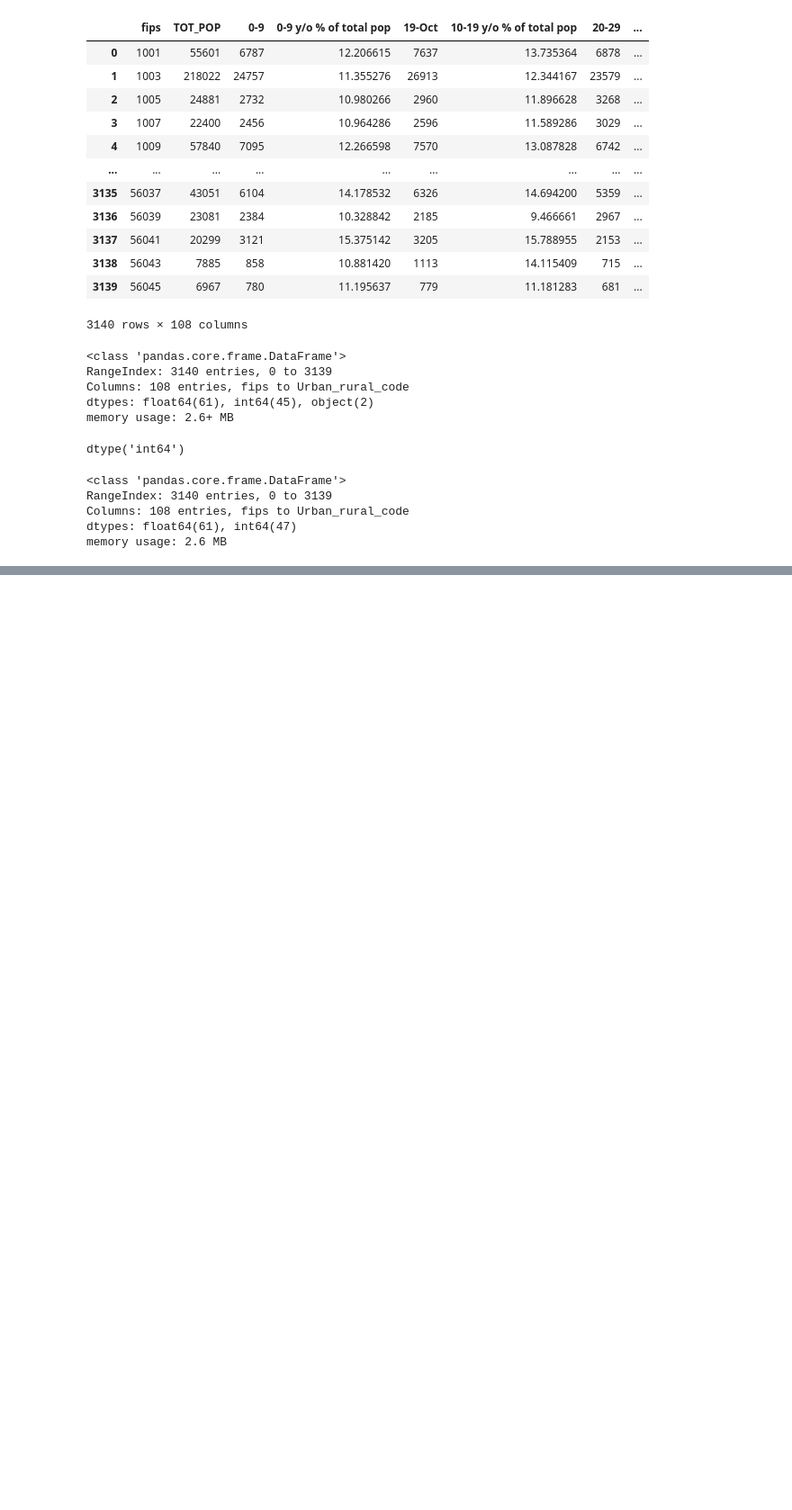
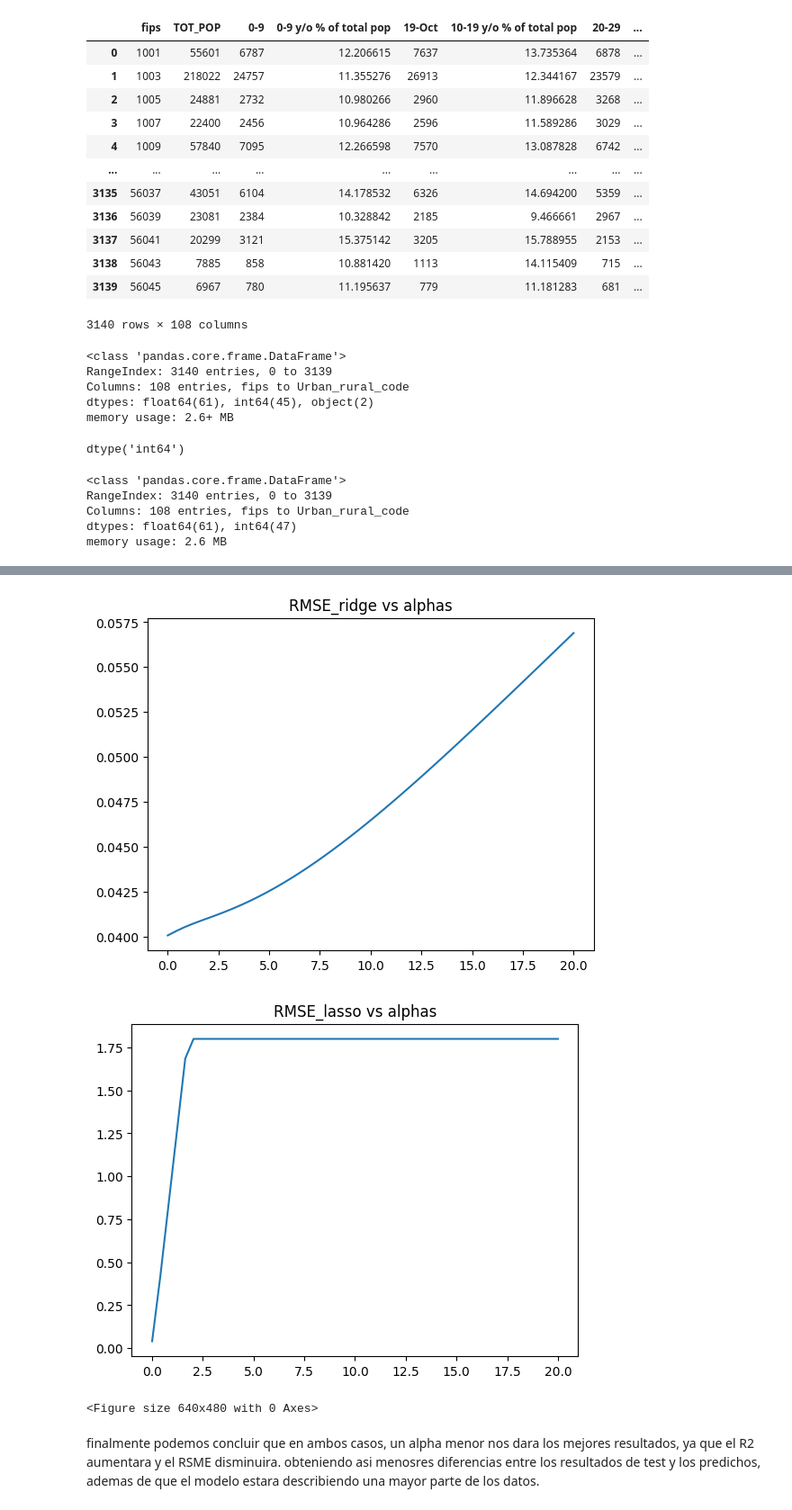
Before and after one commit to RF3814/Regresion_lineal_regularizado_RH, a Jupyter notebook: src/explore.ipynb, the cells around one changed output, grey strips where cells are left out. Shown: that part at 90% size. Cells and saved outputs as stored; diff of their text form; code cells hidden in the pictures; blank space fills up the shorter version.

```diff
--- a/src/explore.ipynb
+++ b/src/explore.ipynb
@@ -63,0 +291,15 @@ X_test_esc=escalador.transform(X_test)
+# %%
+plt.plot(alphas,rmse_ridge)
+plt.title("RMSE_ridge vs alphas")
+plt.show()
+plt.plot(alphas,rmse_lasso)
+plt.title("RMSE_lasso vs alphas")
+plt.show()
+plt.tight_layout()
+# %% [output]
+[figure, added]
+[figure, added]
+<Figure size 640x480 with 0 Axes>
+# %% [markdown]
+finalmente podemos concluir que en ambos casos, un alpha menor nos dara los mejores resultados, ya que el R2 aumentara y el RSME disminuira.
+obteniendo asi menosres diferencias entre los resultados de test y los predichos, ademas de que el modelo estara describiendo una mayor parte de los datos.
```
Also changed, not shown: parts of 19 cells of this notebook.
